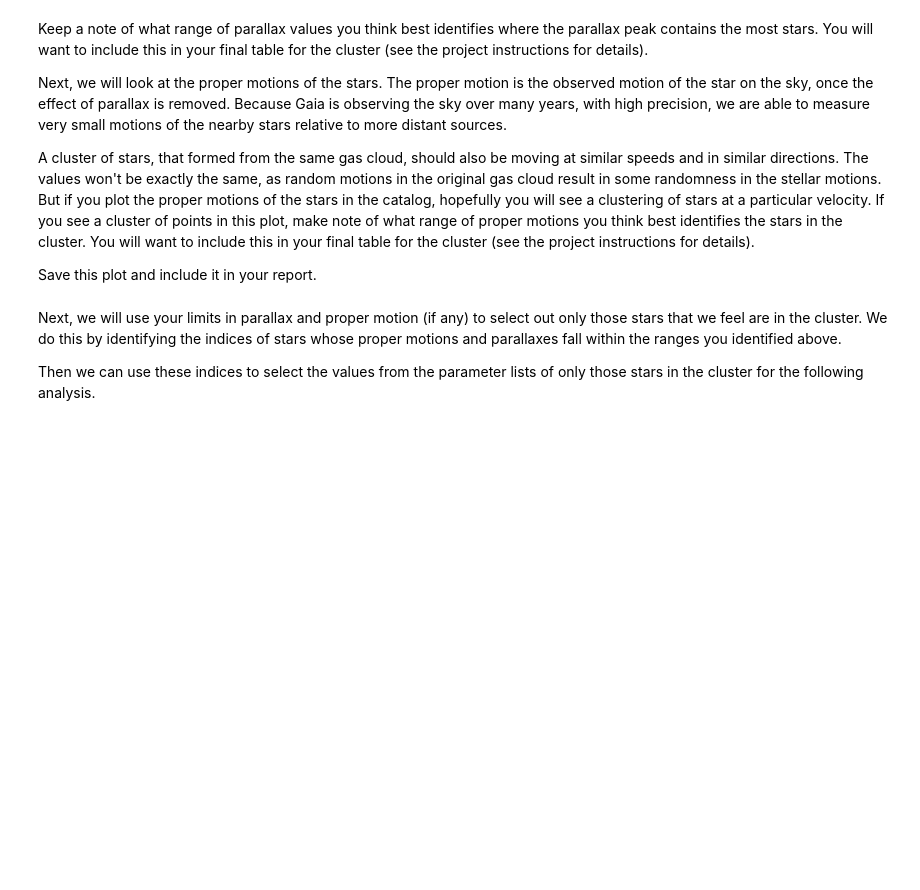
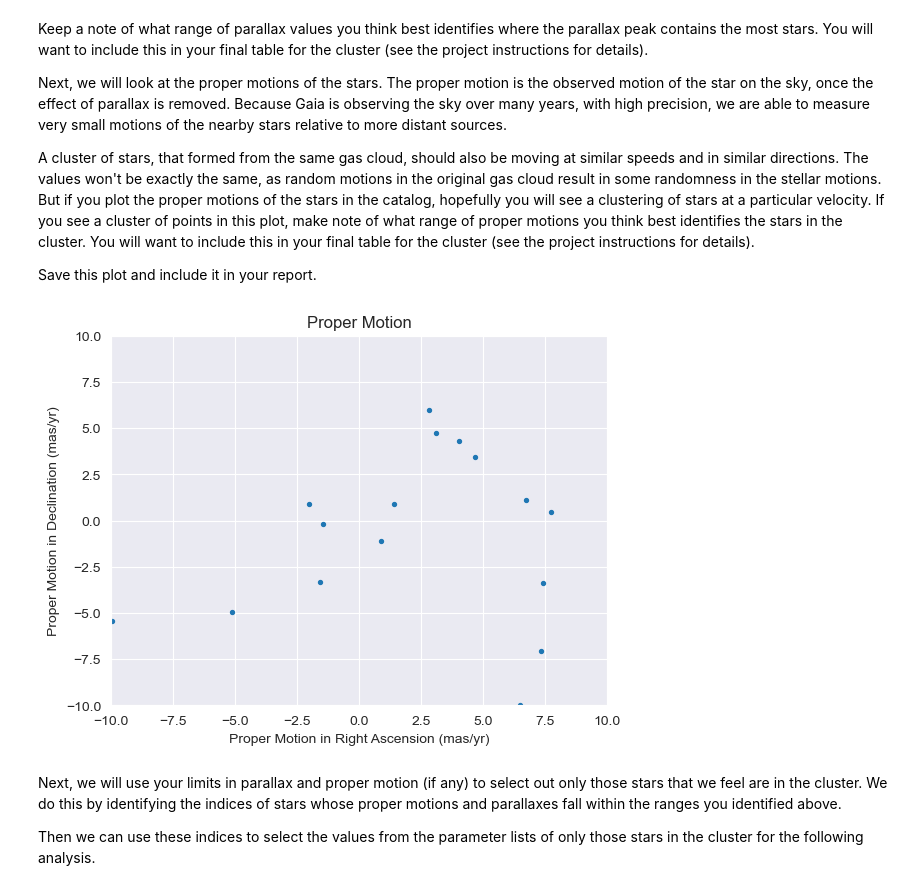
Before and after one commit to oscar066/Stellar-cluster-DataAnalysis, a Jupyter notebook: CMD_project_template.ipynb, the cells around one changed output. Saved outputs shown, nothing was run; the diff lists cells and outputs as text; code cells hidden in the pictures; blank space fills up the shorter version.

```diff
--- a/CMD_project_template.ipynb
+++ b/CMD_project_template.ipynb
@@ -330,8 +391,22 @@ Save this plot and include it in your report.
 # %%
 # First, plot pmra vs pmdec for all the stars as a scatter plot.
 # Zoom in if you need to by setting plt.xlim() and plt.ylim().
 # You are looking for a tight cluster of points in your x and y ranges.
 # Always include axis labels!
+
+plt.scatter(pmra, pmdec, s=8)
+
+# Set the x and y limits to zoom in on the area of interest
+plt.xlim(-10, 10)  # Adjust these values as needed
+plt.ylim(-10, 10)  # Adjust these values as needed
+
+plt.xlabel('Proper Motion in Right Ascension (mas/yr)')
+plt.ylabel('Proper Motion in Declination (mas/yr)')
+plt.title('Proper Motion')
+
+plt.show()
+# %% [output]
+[figure, added]
 # %% [markdown]
 Next, we will use your limits in parallax and proper motion (if any) to select out only those stars that we feel are in the cluster. We do this by identifying the indices of stars whose proper motions and parallaxes fall within the ranges you identified above.
 
```
Also changed, not shown: parts of 14 cells of this notebook, 4 other files.
